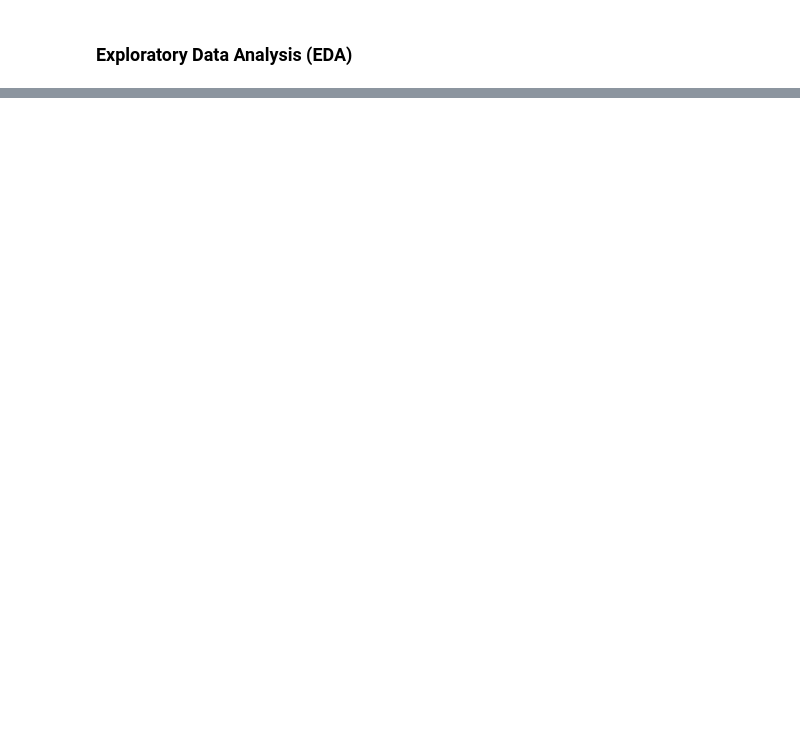
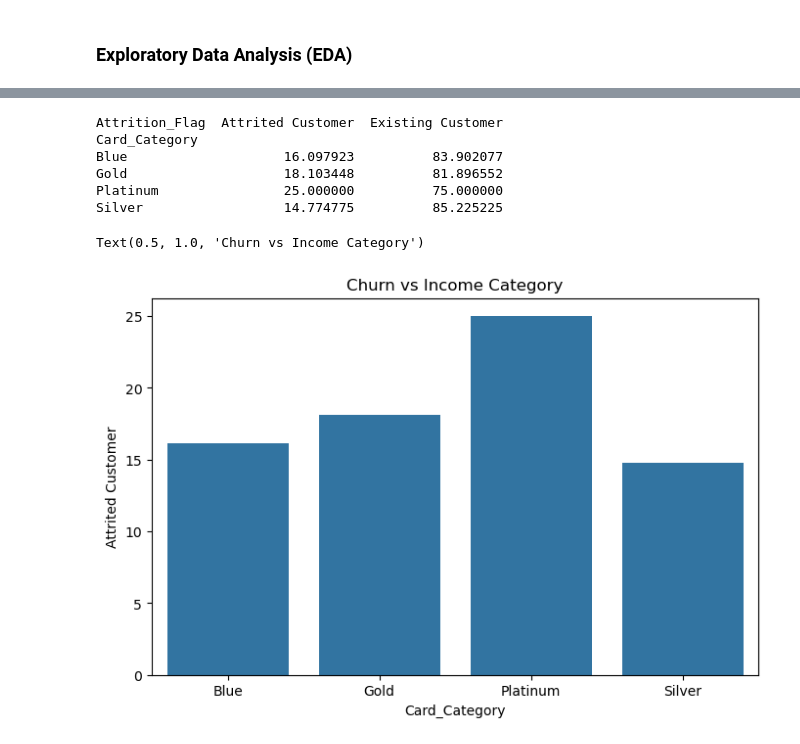
Before and after one commit to sg-333/Customer-Retention-Analysis-, a Jupyter notebook: project.ipynb, the cells around one changed output, grey strips where cells are left out. Cells and saved outputs as stored; diff of their text form; code cells hidden in the pictures; blank space fills up the shorter version.

```diff
--- a/project.ipynb
+++ b/project.ipynb
@@ -221,0 +291,18 @@ df.sample()
+# %%
+# Churn vs Card Category
+
+card_churn = pd.crosstab(df['Card_Category'], df['Attrition_Flag'], normalize='index') * 100   # percentage of customer in each income category
+print(card_churn)
+
+plt.figure(figsize=(8,5))
+sns.barplot(card_churn['Attrited Customer'])
+plt.title('Churn vs Card Category')
+# %% [output]
+Attrition_Flag  Attrited Customer  Existing Customer
+Card_Category
+Blue                    16.097923          83.902077
+Gold                    18.103448          81.896552
+Platinum                25.000000          75.000000
+Silver                  14.774775          85.225225
+Text(0.5, 1.0, 'Churn vs Income Category')
+[figure, added]
```
Also changed, not shown: parts of 13 cells of this notebook.
